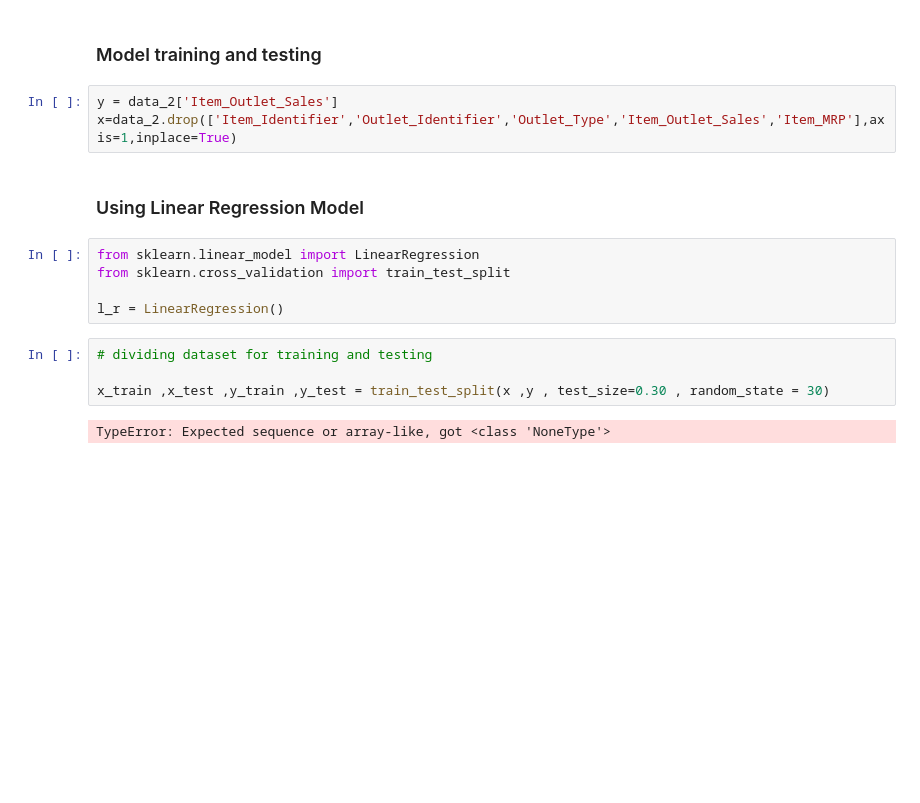
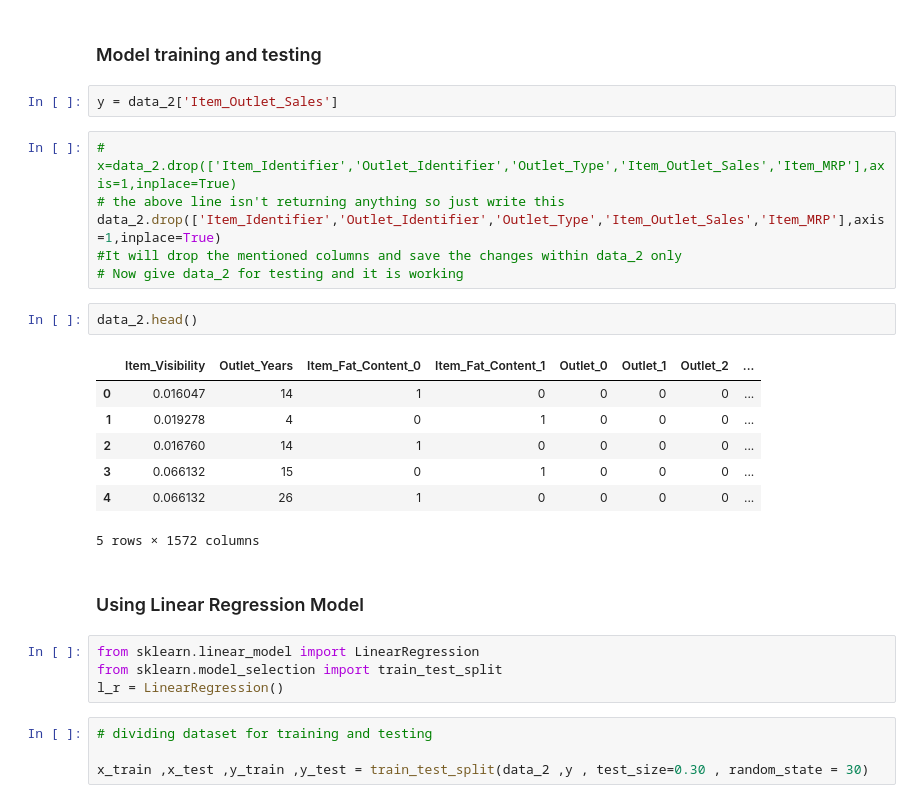
Before and after one commit to himu30/Machine_learning_with_python, a Jupyter notebook: Big_Mart_Sales_Analysis project.ipynb, the cells around one changed output. Cells and saved outputs as stored; diff of their text form; blank space fills up the shorter version.

```diff
--- a/Big_Mart_Sales_Analysis project.ipynb
+++ b/Big_Mart_Sales_Analysis project.ipynb
@@ -469,21 +482,33 @@ data_2.head()
 # %% [markdown]
 ### Model training and testing
-# %%
-y = data_2['Item_Outlet_Sales']
-x=data_2.drop(['Item_Identifier','Outlet_Identifier','Outlet_Type','Item_Outlet_Sales','Item_MRP'],axis=1,inplace=True)
+# %%
+y = data_2['Item_Outlet_Sales']
+# %%
+# x=data_2.drop(['Item_Identifier','Outlet_Identifier','Outlet_Type','Item_Outlet_Sales','Item_MRP'],axis=1,inplace=True)
+# the above line isn't returning anything so just write this
+data_2.drop(['Item_Identifier','Outlet_Identifier','Outlet_Type','Item_Outlet_Sales','Item_MRP'],axis=1,inplace=True)
+#It will drop the mentioned columns and save the changes within data_2 only
+# Now give data_2 for testing and it is working
+# %%
+data_2.head()
+# %% [output]
+|  | Item_Visibility | Outlet_Years | Item_Fat_Content_0 | Item_Fat_Content_1 | Outlet_0 | Outlet_1 | Outlet_2 | ... |
+| 0 | 0.016047 | 14 | 1 | 0 | 0 | 0 | 0 | ... |
+| 1 | 0.019278 | 4 | 0 | 1 | 0 | 0 | 0 | ... |
+| 2 | 0.016760 | 14 | 1 | 0 | 0 | 0 | 0 | ... |
+| 3 | 0.066132 | 15 | 0 | 1 | 0 | 0 | 0 | ... |
+| 4 | 0.066132 | 26 | 1 | 0 | 0 | 0 | 0 | ... |
+5 rows × 1572 columns
 # %% [markdown]
 ### Using Linear Regression Model
 # %%
 from sklearn.linear_model import LinearRegression
-from sklearn.cross_validation import train_test_split
-
+from sklearn.model_selection import train_test_split
 l_r = LinearRegression()
 # %%
 # dividing dataset for training and testing
 
-x_train ,x_test ,y_train ,y_test = train_test_split(x ,y , test_size=0.30 , random_state = 30)
+x_train ,x_test ,y_train ,y_test = train_test_split(data_2 ,y , test_size=0.30 , random_state = 30)
-# %% [output]
-TypeError: Expected sequence or array-like, got <class 'NoneType'>
 # %%
 data_2.info()
 # %% [output]
```
Also changed, not shown: parts of 7 cells of this notebook.
